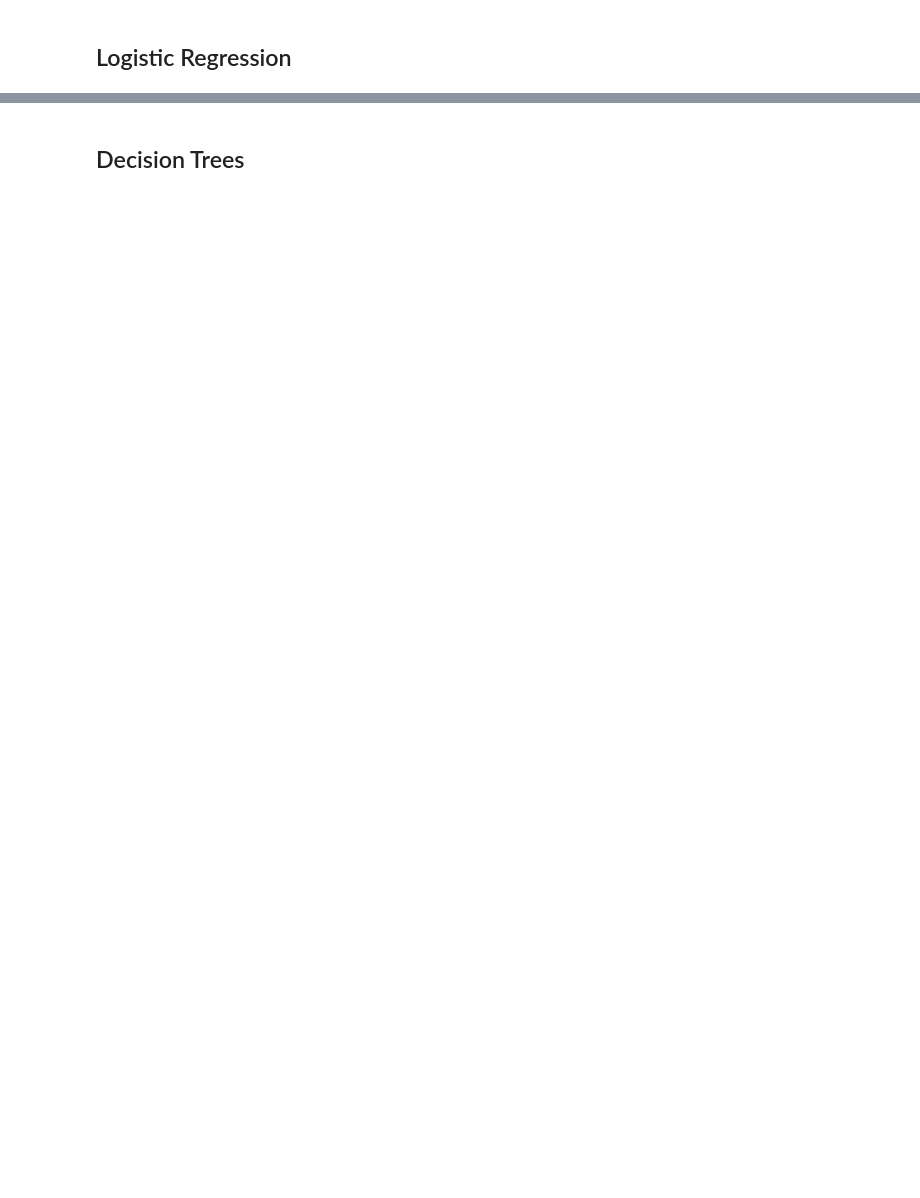
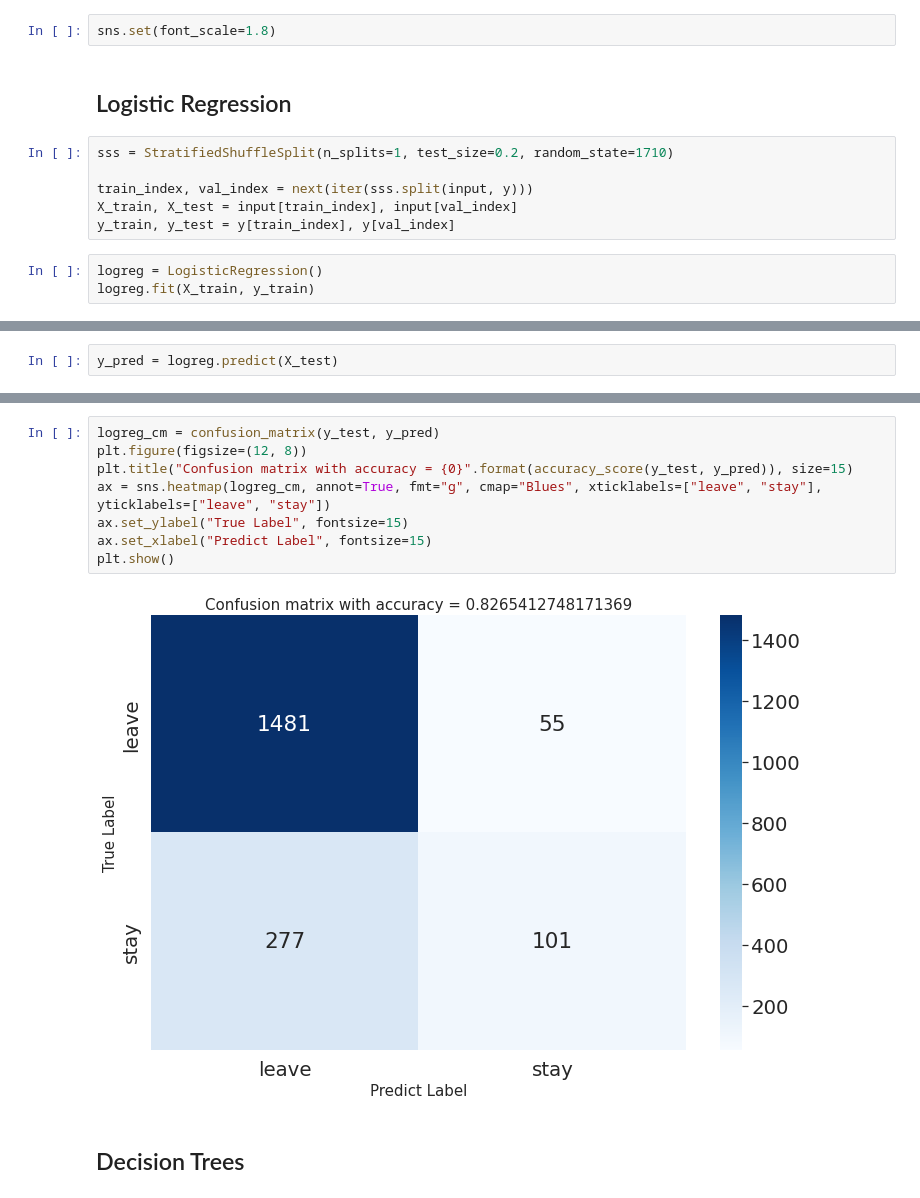
Before and after one commit to nghoanglong/IS254.M21.TMCL, a Jupyter notebook: Customer_Churn.ipynb, the cells around one changed output, grey strips where cells are left out. Saved outputs shown, nothing was run; the diff lists cells and outputs as text; blank space fills up the shorter version.

```diff
--- a/Customer_Churn.ipynb
+++ b/Customer_Churn.ipynb
@@ -382,2 +430,13 @@ y.shape
+# %%
+sns.set(font_scale=1.8)
 # %% [markdown]
 ## Logistic Regression
+# %%
+sss = StratifiedShuffleSplit(n_splits=1, test_size=0.2, random_state=1710)
+
+train_index, val_index = next(iter(sss.split(input, y)))
+X_train, X_test = input[train_index], input[val_index]
+y_train, y_test = y[train_index], y[val_index]
+# %%
+logreg = LogisticRegression()
+logreg.fit(X_train, y_train)
@@ -383,0 +445,2 @@ y.shape
+# %%
+y_pred = logreg.predict(X_test)
@@ -384,2 +460,12 @@ y.shape
+# %%
+logreg_cm = confusion_matrix(y_test, y_pred)
+plt.figure(figsize=(12, 8))
+plt.title("Confusion matrix with accuracy = {0}".format(accuracy_score(y_test, y_pred)), size=15)
+ax = sns.heatmap(logreg_cm, annot=True, fmt="g", cmap="Blues", xticklabels=["leave", "stay"], yticklabels=["leave", "stay"])
+ax.set_ylabel("True Label", fontsize=15)
+ax.set_xlabel("Predict Label", fontsize=15)
+plt.show()
+# %% [output]
+[figure, added]
 # %% [markdown]
 ## Decision Trees
```
Also changed, not shown: parts of 64 cells of this notebook.
